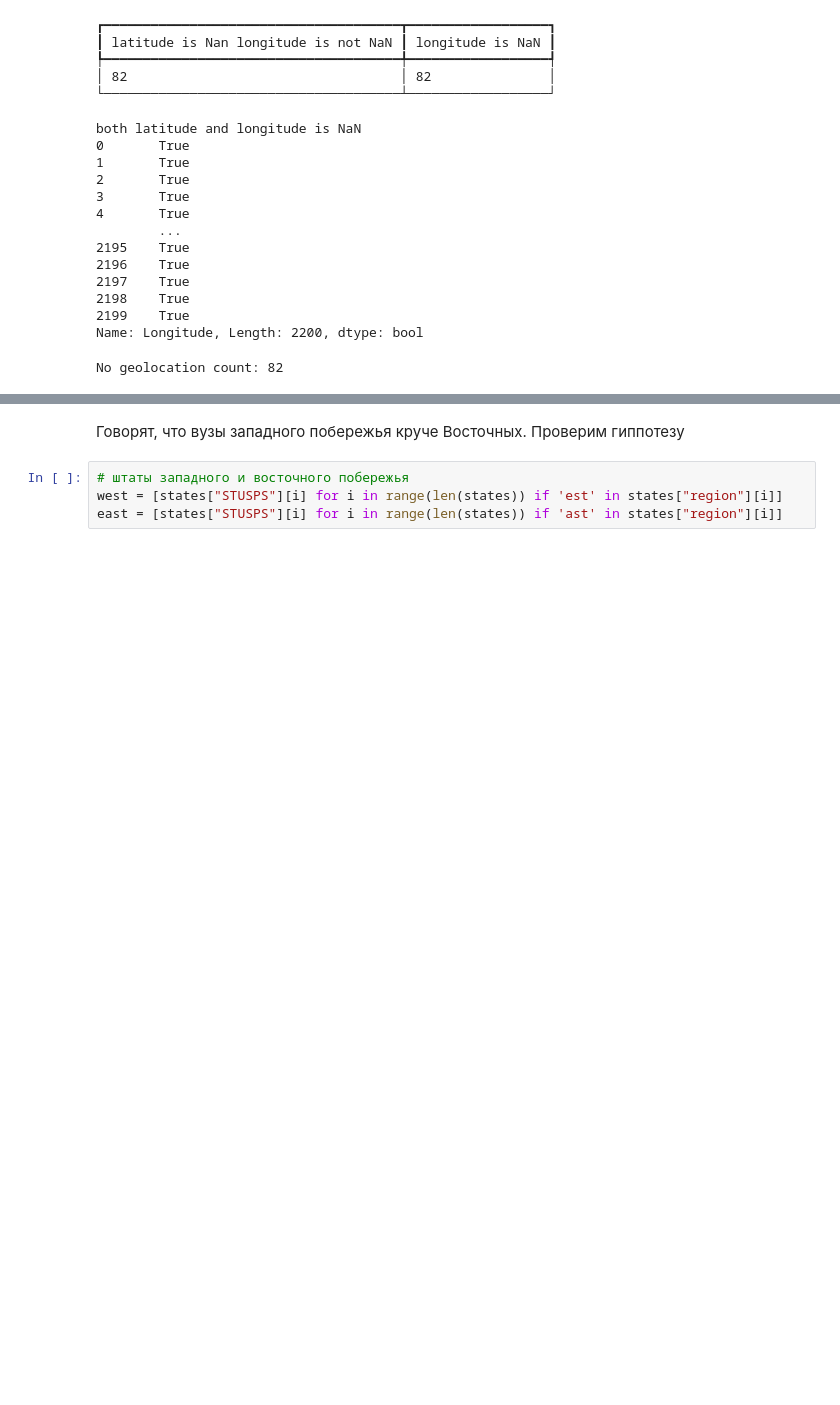
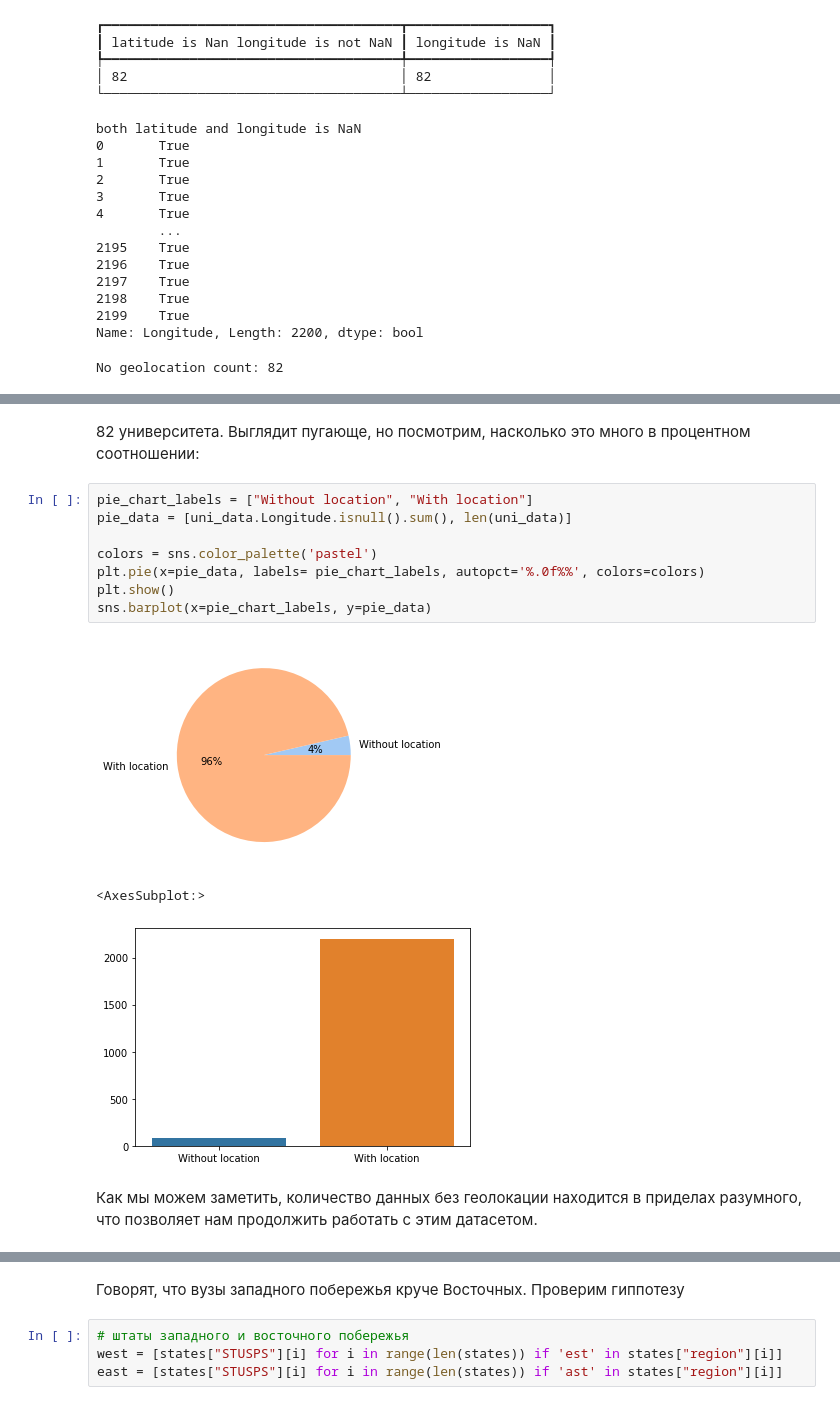
Before and after one commit to Artemidividiy/hse_hw, a Jupyter notebook: hse_hw.ipynb, the cells around one changed output, grey strips where cells are left out. Saved outputs shown, nothing was run; the diff lists cells and outputs as text; blank space fills up the shorter version.

```diff
--- a/hse_hw.ipynb
+++ b/hse_hw.ipynb
@@ -94,0 +94,16 @@ No geolocation count: 82
+# %% [markdown]
+82 университета. Выглядит пугающе, но посмотрим, насколько это много в процентном соотношении:
+# %%
+pie_chart_labels = ["Without location", "With location"]
+pie_data = [uni_data.Longitude.isnull().sum(), len(uni_data)]
+
+colors = sns.color_palette('pastel')
+plt.pie(x=pie_data, labels= pie_chart_labels, autopct='%.0f%%', colors=colors)
+plt.show()
+sns.barplot(x=pie_chart_labels, y=pie_data)
+# %% [output]
+[figure, added]
+<AxesSubplot:>
+[figure, added]
+# %% [markdown]
+Как мы можем заметить, количество данных без геолокации находится в приделах разумного, что позволяет нам продолжить работать с этим датасетом.
```
Also changed, not shown: parts of 21 cells of this notebook, 6 other files.
